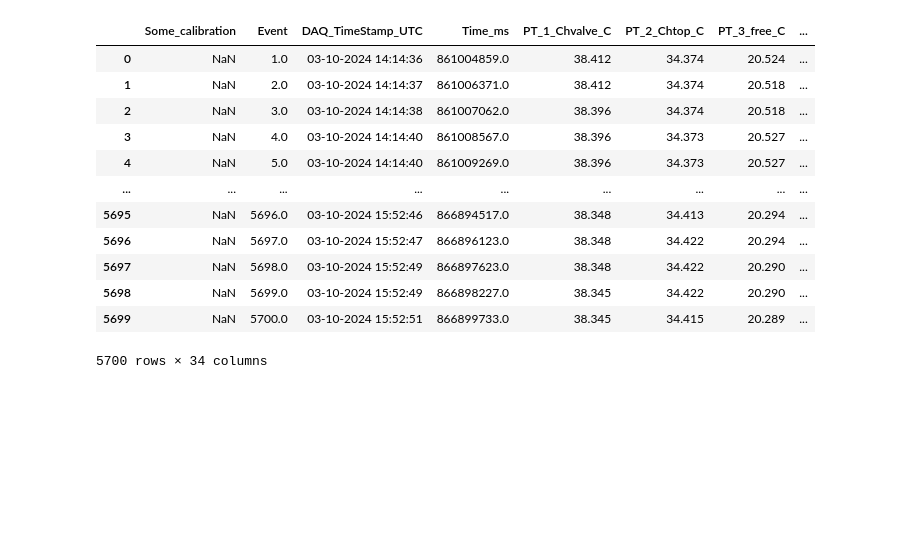
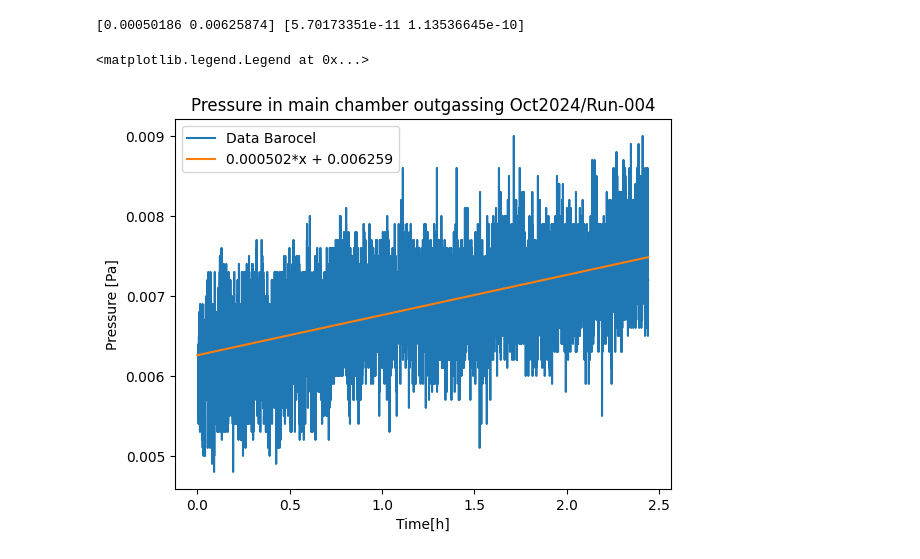
Before and after one commit to Giganten21/SVP, a Jupyter notebook: DataAnalyse.ipynb, the cells around one changed output. Drawn from its saved outputs; the diff is of its cells as text; code cells hidden in the pictures; blank space fills up the shorter version.

```diff
--- a/DataAnalyse.ipynb
+++ b/DataAnalyse.ipynb
@@ -116,16 +117,18 @@ print(expfunc(1.5, *popt) )
-# %%
-df
-# %% [output]
-|  | Some_calibration | Event | DAQ_TimeStamp_UTC | Time_ms | PT_1_Chvalve_C | PT_2_Chtop_C | PT_3_free_C | ... |
-| 0 | NaN | 1.0 | 03-10-2024 14:14:36 | 861004859.0 | 38.412 | 34.374 | 20.524 | ... |
-| 1 | NaN | 2.0 | 03-10-2024 14:14:37 | 861006371.0 | 38.412 | 34.374 | 20.518 | ... |
-| 2 | NaN | 3.0 | 03-10-2024 14:14:38 | 861007062.0 | 38.396 | 34.374 | 20.518 | ... |
-| 3 | NaN | 4.0 | 03-10-2024 14:14:40 | 861008567.0 | 38.396 | 34.373 | 20.527 | ... |
-| 4 | NaN | 5.0 | 03-10-2024 14:14:40 | 861009269.0 | 38.396 | 34.373 | 20.527 | ... |
-| ... | ... | ... | ... | ... | ... | ... | ... | ... |
-| 5695 | NaN | 5696.0 | 03-10-2024 15:52:46 | 866894517.0 | 38.348 | 34.413 | 20.294 | ... |
-| 5696 | NaN | 5697.0 | 03-10-2024 15:52:47 | 866896123.0 | 38.348 | 34.422 | 20.294 | ... |
-| 5697 | NaN | 5698.0 | 03-10-2024 15:52:49 | 866897623.0 | 38.348 | 34.422 | 20.290 | ... |
-| 5698 | NaN | 5699.0 | 03-10-2024 15:52:49 | 866898227.0 | 38.345 | 34.422 | 20.290 | ... |
-| 5699 | NaN | 5700.0 | 03-10-2024 15:52:51 | 866899733.0 | 38.345 | 34.415 | 20.289 | ... |
-5700 rows × 34 columns
+# %%
+ydata = df["G5_Main_Barocel_value_1e7mbar"]*1e-7*100
+
+
+func = linfunc
+popt, pcov = curve_fit(func, xdata[data_start:data_stop],ydata[data_start:data_stop])#, p0=intial_guess, maxfev=10000 )
+print(popt, np.diag(pcov))
+
+plt.plot(xdata[data_start:data_stop], ydata[data_start:data_stop], label = "Data Barocel")
+plt.plot(xdata, linfunc(xdata,*popt), label="{:.6f}*x + {:.6f}".format(*popt))
+plt.xlabel("Time[h]")
+plt.ylabel("Pressure [Pa]")
+plt.title("Pressure in main chamber outgassing {}".format(month+run))
+plt.legend()
+# %% [output]
+[0.00050186 0.00625874] [5.70173351e-11 1.13536645e-10]
+<matplotlib.legend.Legend at 0x...>
+[figure, added]
```
Also changed, not shown: parts of 4 cells of this notebook, 2 other files.
